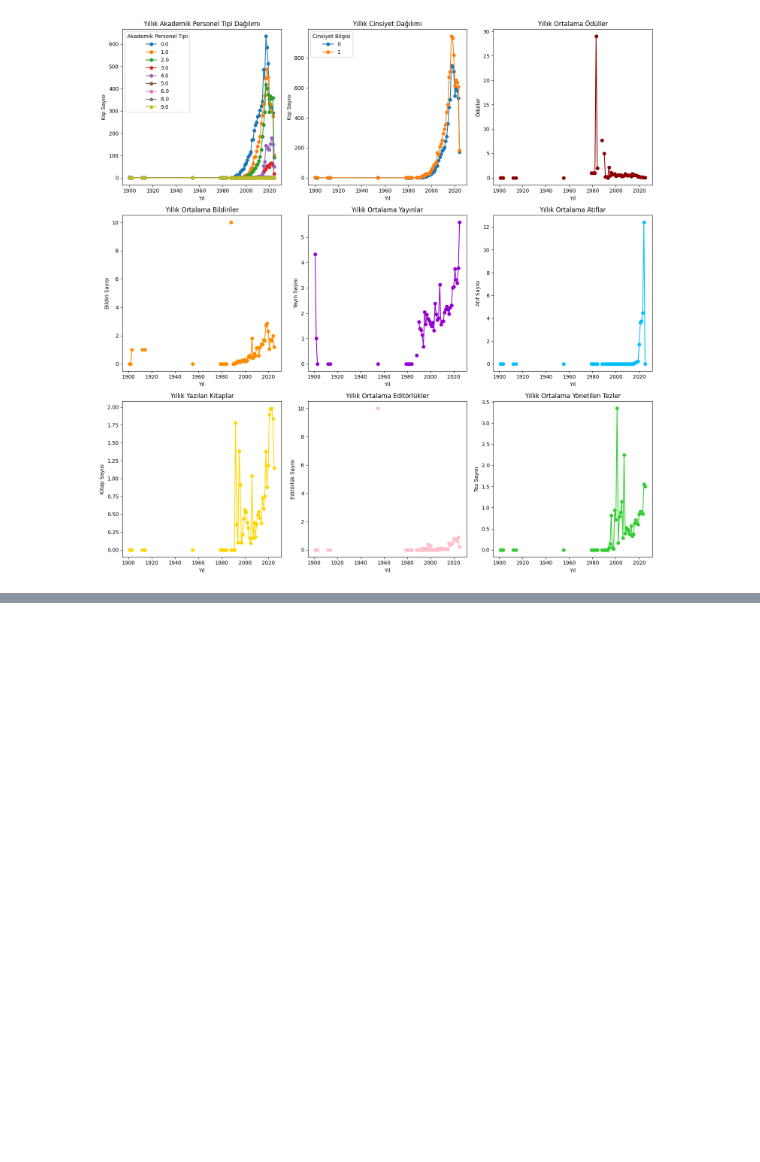
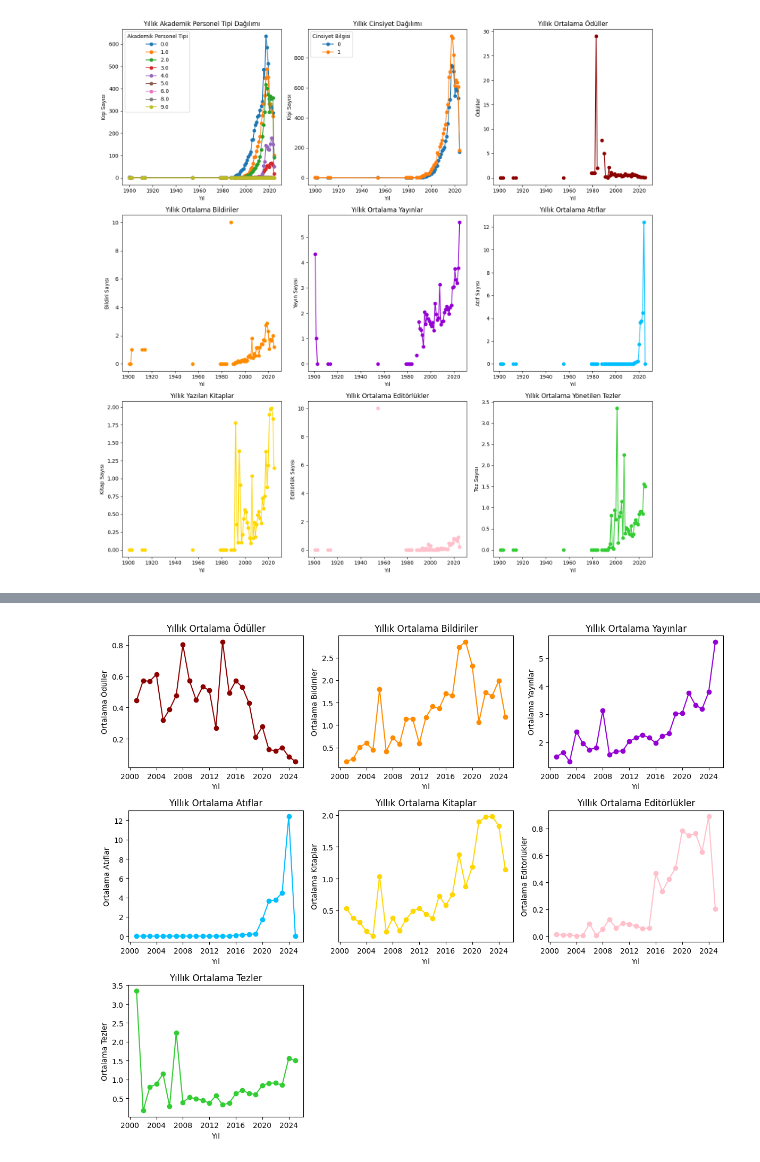
Before and after one commit to elifftop/Proje2, a Jupyter notebook: deneme.ipynb, the cells around one changed output, grey strips where cells are left out. Drawn from its saved outputs; the diff is of its cells as text; code cells hidden in the pictures; blank space fills up the shorter version.

```diff
--- a/deneme.ipynb
+++ b/deneme.ipynb
@@ -1475,0 +1551,63 @@ plt.show()
+# %%
+# 2000 yılından itibaren verileri filtreleme
+df_year = df_year[df_year.index.year >= 2000]
+
+# Yıllık ortalama başarı metriklerinin hesaplanması
+annual_means = df_year.resample('Y').mean()
+
+# Grafiklerin oluşturulması
+plt.figure(figsize=(12, 10))
+
+# Ödüller grafiği
+plt.subplot(3, 3, 1)
+plt.plot(annual_means.index, annual_means['Ödüller'], marker='o', linestyle='-', color='darkred')
+plt.title('Yıllık Ortalama Ödüller')
+plt.xlabel('Yıl')
+plt.ylabel('Ortalama Ödüller')
+
+# Bildiriler grafiği
+plt.subplot(3, 3, 2)
+plt.plot(annual_means.index, annual_means['Sunduğu bildiriler'], marker='o', linestyle='-', color='darkorange')
+plt.title('Yıllık Ortalama Bildiriler')
+plt.xlabel('Yıl')
+plt.ylabel('Ortalama Bildiriler')
+
+# Yayınlar grafiği
+plt.subplot(3, 3, 3)
+plt.plot(annual_means.index, annual_means['Yayınlanmış makale'], marker='o', linestyle='-', color='darkviolet')
+plt.title('Yıllık Ortalama Yayınlar')
+plt.xlabel('Yıl')
+plt.ylabel('Ortalama Yayınlar')
+
+# Atıflar grafiği
+plt.subplot(3, 3, 4)
+plt.plot(annual_means.index, annual_means['Aldığı atıflar'], marker='o', linestyle='-', color='deepskyblue')
+plt.title('Yıllık Ortalama Atıflar')
+plt.xlabel('Yıl')
+plt.ylabel('Ortalama Atıflar')
+
+# Kitaplar grafiği
+plt.subplot(3, 3, 5)
+plt.plot(annual_means.index, annual_means['Kitap yazımı'], marker='o', linestyle='-', color='gold')
+plt.title('Yıllık Ortalama Kitaplar')
+plt.xlabel('Yıl')
+plt.ylabel('Ortalama Kitaplar')
+
+# Editörlükler grafiği
+plt.subplot(3, 3, 6)
+plt.plot(annual_means.index, annual_means['Yaptığı editörlükler'], marker='o', linestyle='-', color='pink')
+plt.title('Yıllık Ortalama Editörlükler')
+plt.xlabel('Yıl')
+plt.ylabel('Ortalama Editörlükler')
+
+# Tezler grafiği
+plt.subplot(3, 3, 7)
+plt.plot(annual_means.index, annual_means['Yönetilen tezler'], marker='o', linestyle='-', color='limegreen')
+plt.title('Yıllık Ortalama Tezler')
+plt.xlabel('Yıl')
+plt.ylabel('Ortalama Tezler')
+
+plt.tight_layout()
+plt.show()
+# %% [output]
+[figure, added]
```
Also changed, not shown: parts of 5 cells of this notebook.
